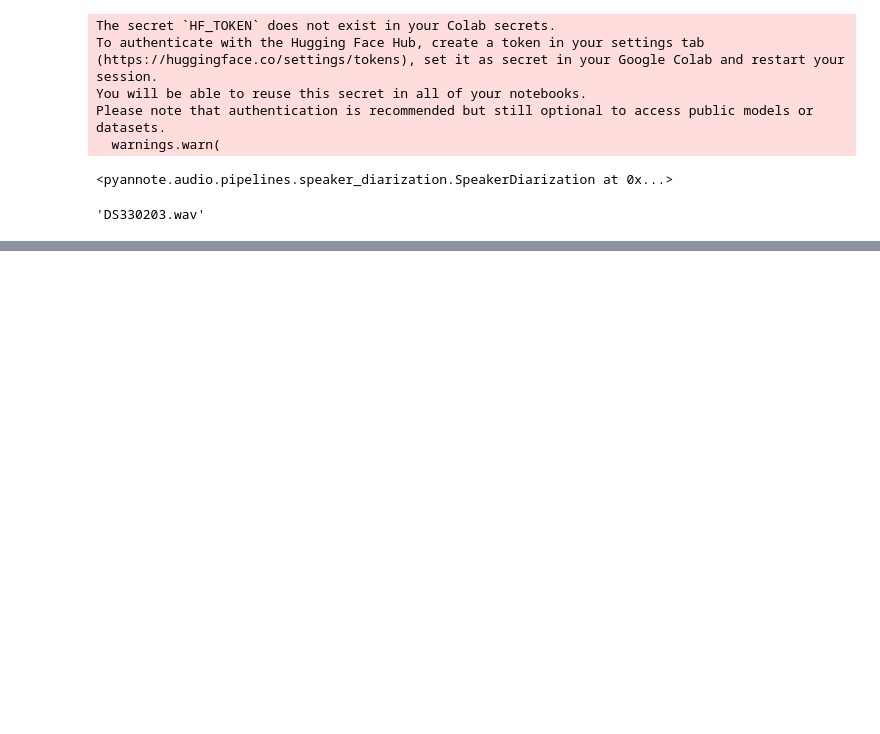
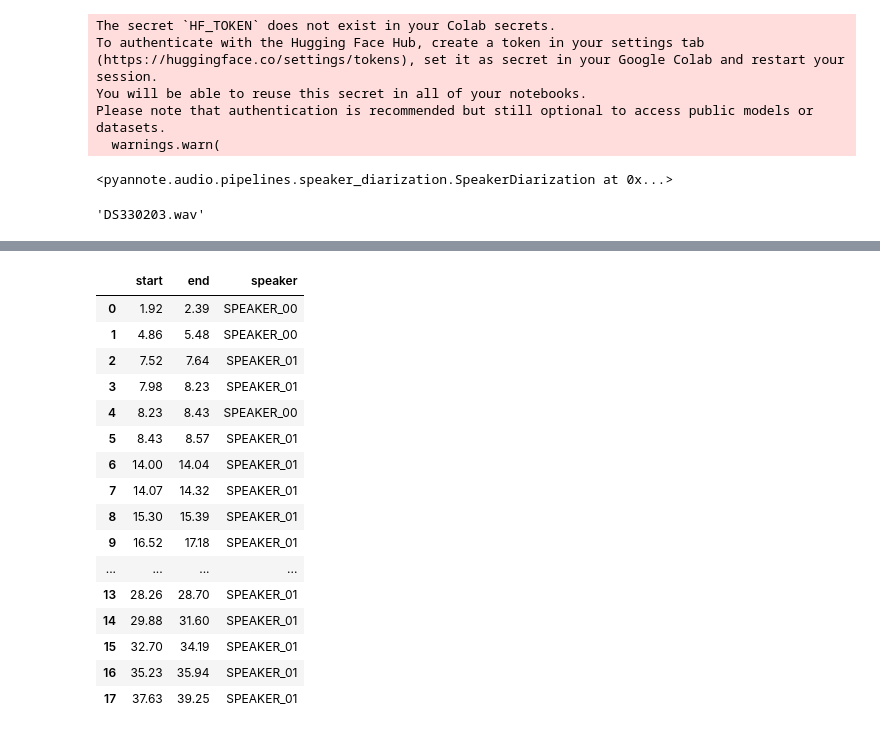
Before and after one commit to Bui-Van-Khoa/Automating-Jefferson-Analysis, a Jupyter notebook: Diarization_pyannote_(1).ipynb, the cells around one changed output, grey strips where cells are left out. Saved outputs shown, nothing was run; the diff lists cells and outputs as text; code cells hidden in the pictures; blank space fills up the shorter version.

```diff
--- a/Diarization_pyannote (1).ipynb
+++ b/Diarization_pyannote_(1).ipynb
@@ -138,0 +137,4 @@ diarization_df
+# %%
+# Run the model on the whole file with specifying number of speaker
+with ProgressHook() as hook:
+  diarization_result = pipeline("Data.wav", num_speakers=2, hook=hook)
@@ -138,0 +144,29 @@ diarization_df
+# %%
+# Converting diarization result to segment
+diarization_segments = diarization_segment(diarization_result)
+
+# Coverting to DataFrame
+diarization_df = pd.DataFrame(diarization_segments)
+
+# Save DataFrame
+diarization_df.to_csv('pyannote_with_SN.csv')
+# %%
+diarization_df
+# %% [output]
+|  | start | end | speaker |
+| 0 | 1.92 | 2.39 | SPEAKER_00 |
+| 1 | 4.86 | 5.48 | SPEAKER_00 |
+| 2 | 7.52 | 7.64 | SPEAKER_01 |
+| 3 | 7.98 | 8.23 | SPEAKER_01 |
+| 4 | 8.23 | 8.43 | SPEAKER_00 |
+| 5 | 8.43 | 8.57 | SPEAKER_01 |
+| 6 | 14.00 | 14.04 | SPEAKER_01 |
+| 7 | 14.07 | 14.32 | SPEAKER_01 |
+| 8 | 15.30 | 15.39 | SPEAKER_01 |
+| 9 | 16.52 | 17.18 | SPEAKER_01 |
+| ... | ... | ... | ... |
+| 13 | 28.26 | 28.70 | SPEAKER_01 |
+| 14 | 29.88 | 31.60 | SPEAKER_01 |
+| 15 | 32.70 | 34.19 | SPEAKER_01 |
+| 16 | 35.23 | 35.94 | SPEAKER_01 |
+| 17 | 37.63 | 39.25 | SPEAKER_01 |
```
Also changed, not shown: parts of 7 cells of this notebook.
